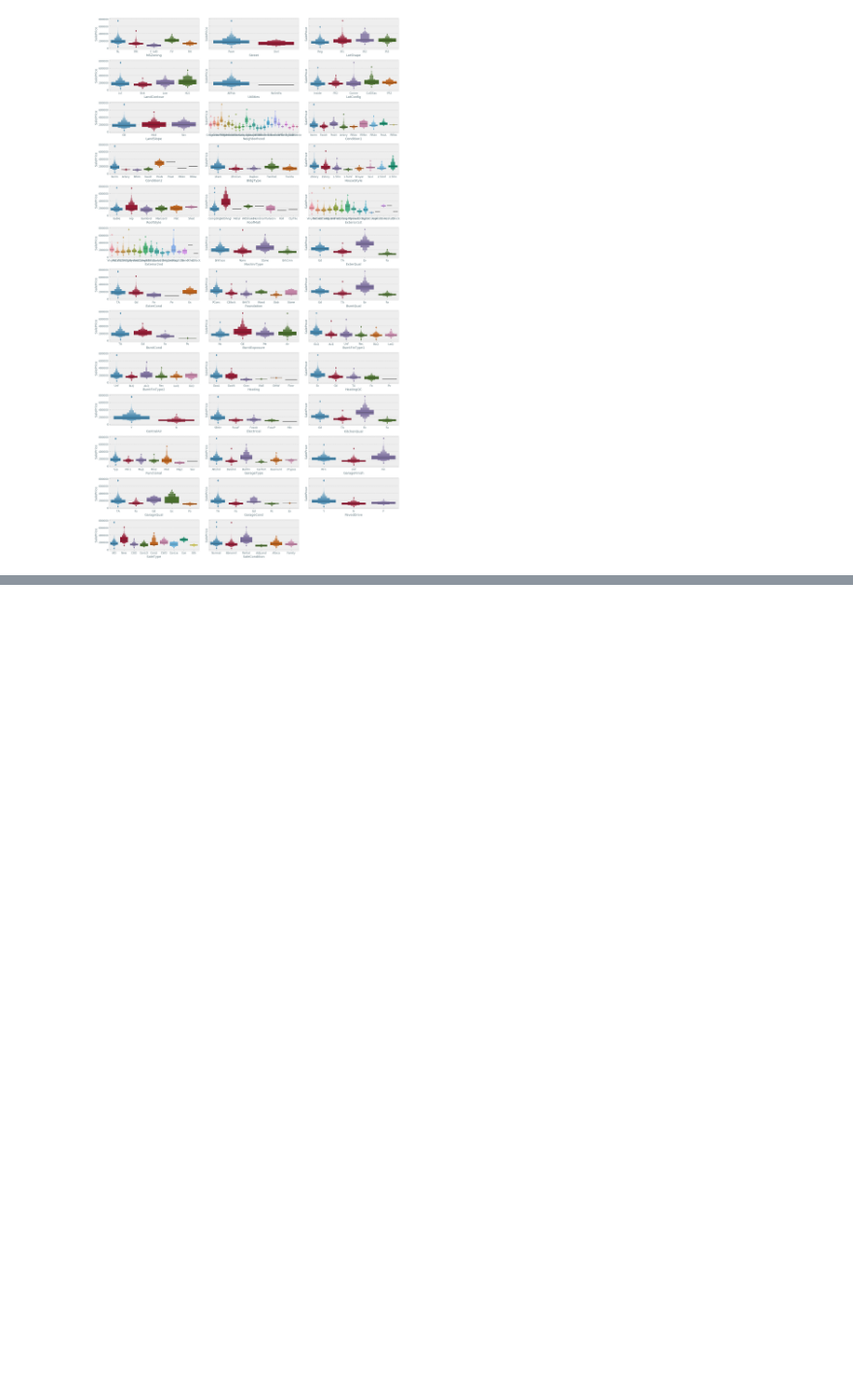
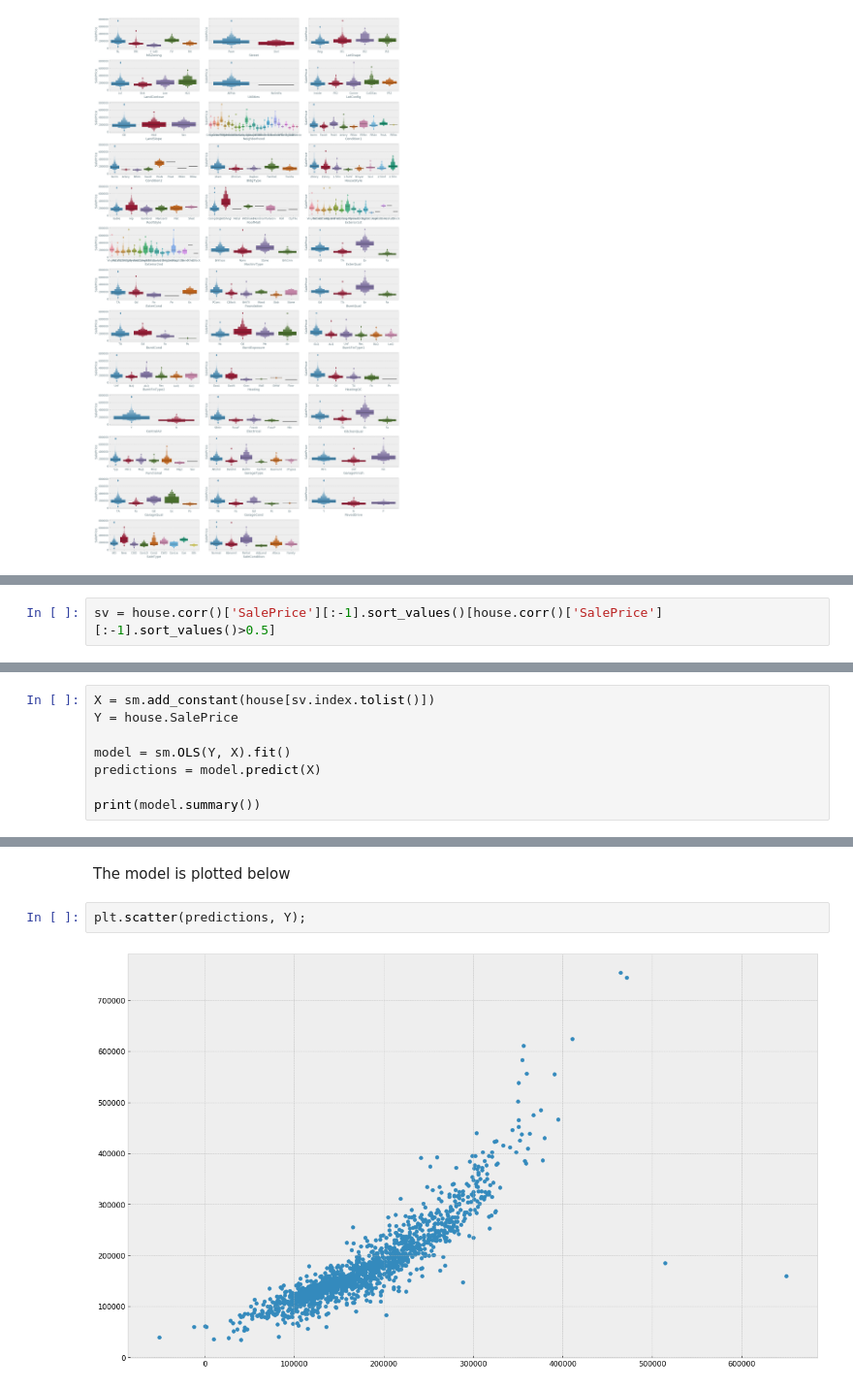
Before and after one commit to ta-data-mex/statistical-analysis-project, a Jupyter notebook: your-code/Project.ipynb, the cells around one changed output, grey strips where cells are left out. Shown at 97% size. Cells and saved outputs as stored; diff of their text form; blank space fills up the shorter version.

```diff
--- a/your-code/Project.ipynb
+++ b/your-code/Project.ipynb
@@ -94,0 +118,2 @@ sns.boxplot?
+# %%
+sv = house.corr()['SalePrice'][:-1].sort_values()[house.corr()['SalePrice'][:-1].sort_values()>0.5]
@@ -94,0 +122,8 @@ sns.boxplot?
+# %%
+X = sm.add_constant(house[sv.index.tolist()])
+Y = house.SalePrice
+
+model = sm.OLS(Y, X).fit()
+predictions = model.predict(X)
+
+print(model.summary())
@@ -94,0 +148,6 @@ sns.boxplot?
+# %% [markdown]
+The model is plotted below
+# %%
+plt.scatter(predictions, Y);
+# %% [output]
+[figure, added]
```
Also changed, not shown: parts of 18 cells of this notebook.
